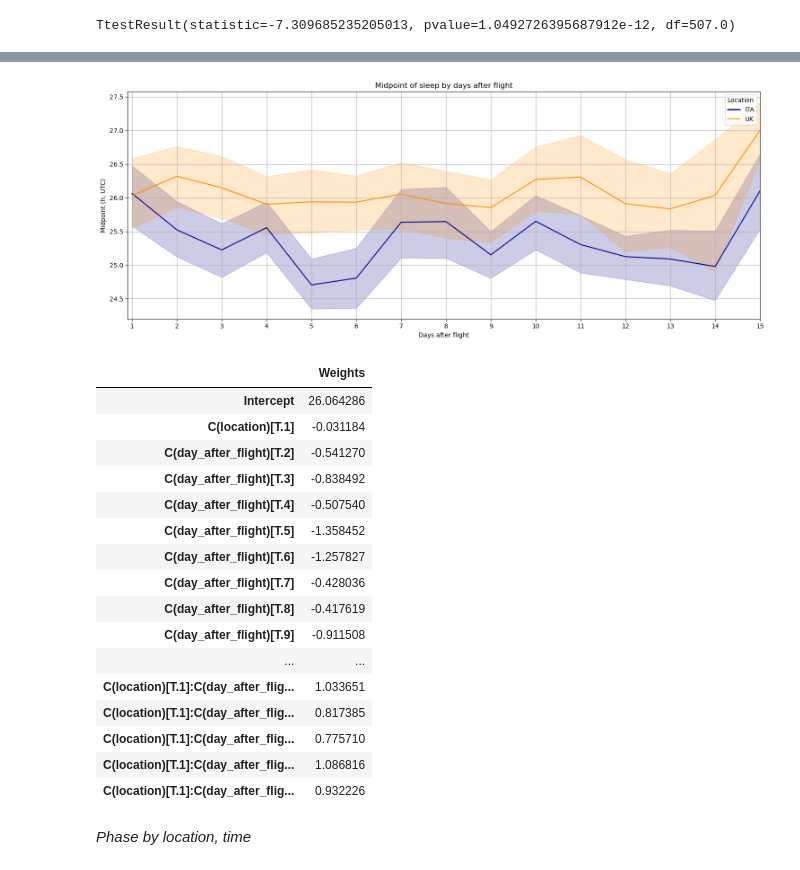
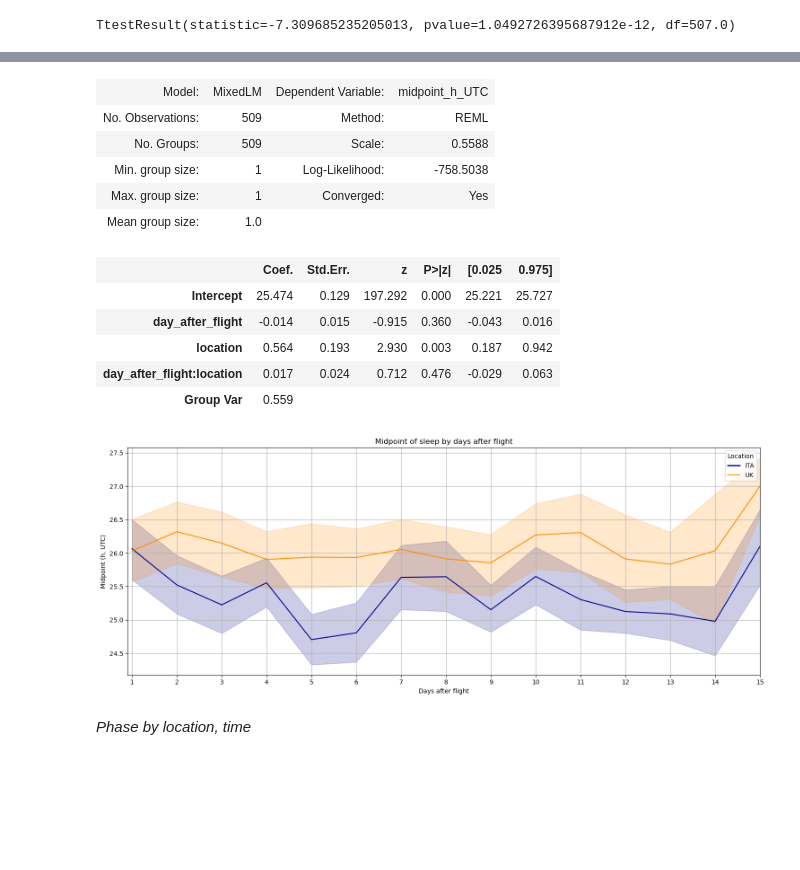
Before and after one commit to Gianluca-cnd/Case_report_uk_VS_ita, a Jupyter notebook: jetlag_UTC.ipynb, the cells around one changed output, grey strips where cells are left out. Drawn from its saved outputs; the diff is of its cells as text; code cells hidden in the pictures; blank space fills up the shorter version.

```diff
--- a/jetlag_UTC.ipynb
+++ b/jetlag_UTC.ipynb
@@ -652,0 +669,2 @@ anova_midpoint_days_after_flight_result
+# %%
+midsleep_bydays_after_flight['ID'] = midsleep_bydays_after_flight.index
@@ -652,0 +703,20 @@ anova_midpoint_days_after_flight_result
+# %%
+# conduct ANOVA using mixedlm
+my_model_fit = smf.mixedlm("midpoint_h_UTC ~ day_after_flight * location", midsleep_bydays_after_flight, groups=midsleep_bydays_after_flight["ID"]).fit()
+# get random effects
+my_model_fit.random_effects
+# get fixed effects (no f-test implemented)
+my_model_fit.summary()
+# %% [output]
+| Model: | MixedLM | Dependent Variable: | midpoint_h_UTC |
+| No. Observations: | 509 | Method: | REML |
+| No. Groups: | 509 | Scale: | 0.5588 |
+| Min. group size: | 1 | Log-Likelihood: | -758.5038 |
+| Max. group size: | 1 | Converged: | Yes |
+| Mean group size: | 1.0 |  |  |
+|  | Coef. | Std.Err. | z | P>|z| | [0.025 | 0.975] |
+| Intercept | 25.474 | 0.129 | 197.292 | 0.000 | 25.221 | 25.727 |
+| day_after_flight | -0.014 | 0.015 | -0.915 | 0.360 | -0.043 | 0.016 |
+| location | 0.564 | 0.193 | 2.930 | 0.003 | 0.187 | 0.942 |
+| day_after_flight:location | 0.017 | 0.024 | 0.712 | 0.476 | -0.029 | 0.063 |
+| Group Var | 0.559 |  |  |  |  |  |
@@ -666,4 +741,4 @@ plt.gca().xaxis.set_major_locator(MultipleLocator(1))
 
 plt.show()
 # %% [output]
-[figure, old version]
+[figure, new version]
@@ -673,25 +745,3 @@ weights = anova_midpoint_days_after_flight.params
-# %%
-#pritn the weights as a table
-weights_table = pd.DataFrame(weights, columns=['Weights'])
-weights_table
-# %% [output]
-|  | Weights |
-| Intercept | 26.064286 |
-| C(location)[T.1] | -0.031184 |
-| C(day_after_flight)[T.2] | -0.541270 |
-| C(day_after_flight)[T.3] | -0.838492 |
-| C(day_after_flight)[T.4] | -0.507540 |
-| C(day_after_flight)[T.5] | -1.358452 |
-| C(day_after_flight)[T.6] | -1.257827 |
-| C(day_after_flight)[T.7] | -0.428036 |
-| C(day_after_flight)[T.8] | -0.417619 |
-| C(day_after_flight)[T.9] | -0.911508 |
-| ... | ... |
-| C(location)[T.1]:C(day_after_flig... | 1.033651 |
-| C(location)[T.1]:C(day_after_flig... | 0.817385 |
-| C(location)[T.1]:C(day_after_flig... | 0.775710 |
-| C(location)[T.1]:C(day_after_flig... | 1.086816 |
-| C(location)[T.1]:C(day_after_flig... | 0.932226 |
 # %% [markdown]
 _Phase by location, time_
 # %%
```
Also changed, not shown: parts of 37 cells of this notebook.
